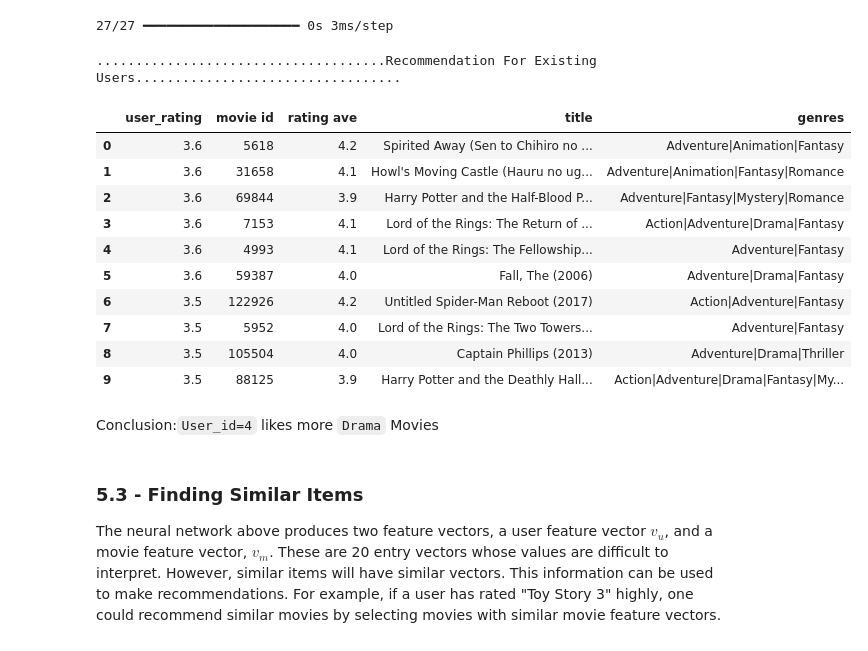
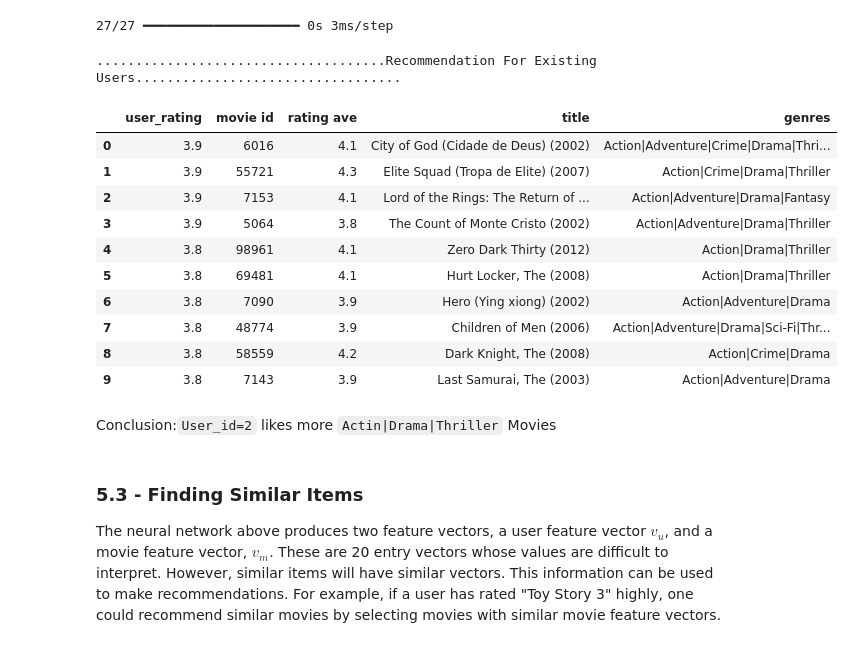
Before and after one commit to pk-790324/content-based-movie-recommendation, a Jupyter notebook: content_based_filtering_movies_recommendation.ipynb, the cells around one changed output. Drawn from its saved outputs; the diff is of its cells as text; code cells hidden in the pictures.

```diff
--- a/content_based_filtering_movies_recommendation.ipynb
+++ b/content_based_filtering_movies_recommendation.ipynb
@@ -275,5 +275,5 @@ early_stopping=tf.keras.callbacks.EarlyStopping(monitor='val_loss',patience=5,re
 # %%
 #fit the model
 tf.random.set_seed(11)
-history=model.fit([user_train_data[:,u_s:],item_train_data[:,i_s:]],y_train_data,validation_split=0.2,epochs=50,callbacks=[early_stopping])
+history=model.fit([user_train_data[:,u_s:],item_train_data[:,i_s:]],y_train_data,validation_split=0.2,epochs=20,callbacks=[early_stopping])
 # %% [output]
@@ -442,7 +442,7 @@ Let's look at the predictions for "user 2", one of the users in the data set. We
 # %% [markdown]
 The model prediction is generally within 1 of the actual rating though it is not a very accurate predictor of how a user rates specific movies. This is especially true if the user rating is significantly different than the user's genre average. You can vary the user id above to try different users. Not all user id's were used in the training set.
 # %%
-used_id=4
+user_id=2
 def get_user_details(user_train,user_id):
   # Filter user_train directly to get all rows for the user_id
   matching_user_rows = user_train[user_train[:, 0] == user_id]
@@ -453,43 +453,43 @@ def get_user_details(user_train,user_id):
     return None
 # %%
 # Get user details for the specified used_id
-user_vector= get_user_details(user_train, used_id)
+ex_user_vector= get_user_details(user_train, user_id)
 # generate and replicate the user vector to match the number movies in the data set.
-user_vector = generate_user_vector(user_vector,len(item_vector))
+ex_user_vector = generate_user_vector(ex_user_vector,len(item_vector))
 # scale our user and item vectors
-scaled_user = input_scaler.transform(user_vector)
-scaled_item = input_scaler.transform(item_vector)
+scaled_user_ex = input_scaler.transform(ex_user_vector)
+scaled_item_ex = input_scaler.transform(item_vector)
 
 # make a prediction
-user_prediction = model.predict([scaled_user[:, u_s:], scaled_item[:, i_s:]])
+user_prediction_ex = model.predict([scaled_user_ex[:, u_s:], scaled_item_ex[:, i_s:]])
 
 # unscale y prediction
-user_prediction_unscaled = target_scaler.inverse_transform(user_prediction)
+user_prediction_unscaled_ex = target_scaler.inverse_transform(user_prediction_ex)
 
 # sort the results, highest prediction first
-sorted_index = np.argsort(-user_prediction_unscaled,axis=0).reshape(-1).tolist()  #negate to get largest rating first
-sorted_rating   = user_prediction_unscaled[sorted_index]
-sorted_items = item_vector[sorted_index]  #using unscaled v
+sorted_index_ex= np.argsort(-user_prediction_unscaled_ex,axis=0).reshape(-1).tolist()  #negate to get largest rating first
+sorted_rating_ex   = user_prediction_unscaled_ex[sorted_index_ex]
+sorted_items_ex = item_vector[sorted_index_ex]  #using unscaled v
 # %% [output]
 27/27 ━━━━━━━━━━━━━━━━━━━━ 0s 3ms/step
 # %%
 print('.....................................Recommendation For Existing Users..................................')
-print_pred_movies(sorted_rating,sorted_items,movie_dict,maxcount=10)
+print_pred_movies(sorted_rating_ex,sorted_items_ex,movie_dict,maxcount=10)
 # %% [output]
 .....................................Recommendation For Existing Users..................................
 |  | user_rating | movie id | rating ave | title | genres |
-| 0 | 3.6 | 5618 | 4.2 | Spirited Away (Sen to Chihiro no ... | Adventure|Animation|Fantasy |
-| 1 | 3.6 | 31658 | 4.1 | Howl's Moving Castle (Hauru no ug... | Adventure|Animation|Fantasy|Romance |
-| 2 | 3.6 | 69844 | 3.9 | Harry Potter and the Half-Blood P... | Adventure|Fantasy|Mystery|Romance |
-| 3 | 3.6 | 7153 | 4.1 | Lord of the Rings: The Return of ... | Action|Adventure|Drama|Fantasy |
-| 4 | 3.6 | 4993 | 4.1 | Lord of the Rings: The Fellowship... | Adventure|Fantasy |
-| 5 | 3.6 | 59387 | 4.0 | Fall, The (2006) | Adventure|Drama|Fantasy |
-| 6 | 3.5 | 122926 | 4.2 | Untitled Spider-Man Reboot (2017) | Action|Adventure|Fantasy |
-| 7 | 3.5 | 5952 | 4.0 | Lord of the Rings: The Two Towers... | Adventure|Fantasy |
-| 8 | 3.5 | 105504 | 4.0 | Captain Phillips (2013) | Adventure|Drama|Thriller |
-| 9 | 3.5 | 88125 | 3.9 | Harry Potter and the Deathly Hall... | Action|Adventure|Drama|Fantasy|My... |
+| 0 | 3.9 | 6016 | 4.1 | City of God (Cidade de Deus) (2002) | Action|Adventure|Crime|Drama|Thri... |
+| 1 | 3.9 | 55721 | 4.3 | Elite Squad (Tropa de Elite) (2007) | Action|Crime|Drama|Thriller |
+| 2 | 3.9 | 7153 | 4.1 | Lord of the Rings: The Return of ... | Action|Adventure|Drama|Fantasy |
+| 3 | 3.9 | 5064 | 3.8 | The Count of Monte Cristo (2002) | Action|Adventure|Drama|Thriller |
+| 4 | 3.8 | 98961 | 4.1 | Zero Dark Thirty (2012) | Action|Drama|Thriller |
+| 5 | 3.8 | 69481 | 4.1 | Hurt Locker, The (2008) | Action|Drama|Thriller |
+| 6 | 3.8 | 7090 | 3.9 | Hero (Ying xiong) (2002) | Action|Adventure|Drama |
+| 7 | 3.8 | 48774 | 3.9 | Children of Men (2006) | Action|Adventure|Drama|Sci-Fi|Thr... |
+| 8 | 3.8 | 58559 | 4.2 | Dark Knight, The (2008) | Action|Crime|Drama |
+| 9 | 3.8 | 7143 | 3.9 | Last Samurai, The (2003) | Action|Adventure|Drama |
 # %% [markdown]
-Conclusion:`User_id=4` likes more `Drama` Movies
+Conclusion:`User_id=2` likes more `Actin|Drama|Thriller` Movies
 # %% [markdown]
 <a name="5.3"></a>
 ### 5.3 - Finding Similar Items
```
Also changed, not shown: parts of 10 cells of this notebook.
